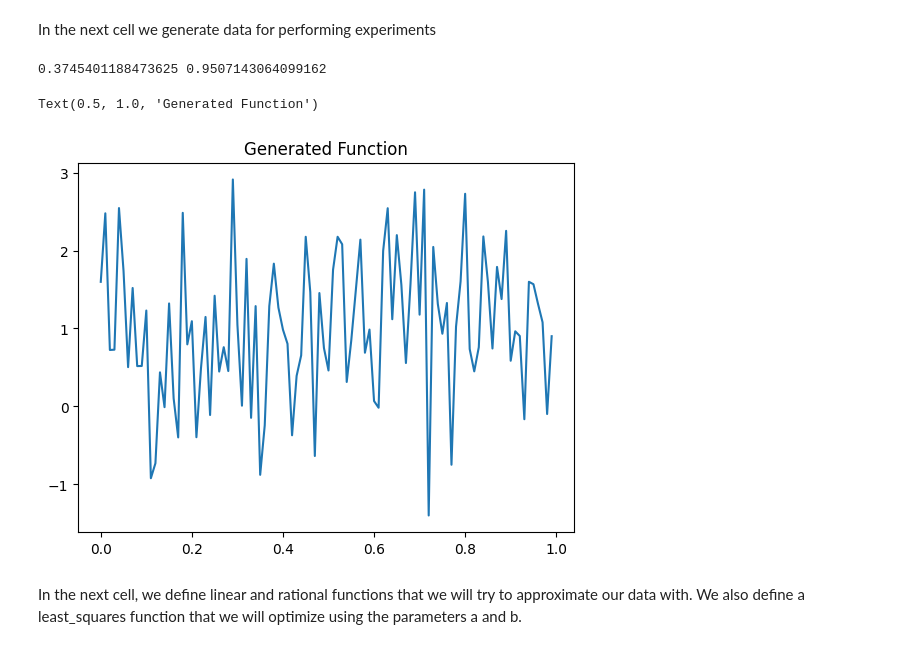
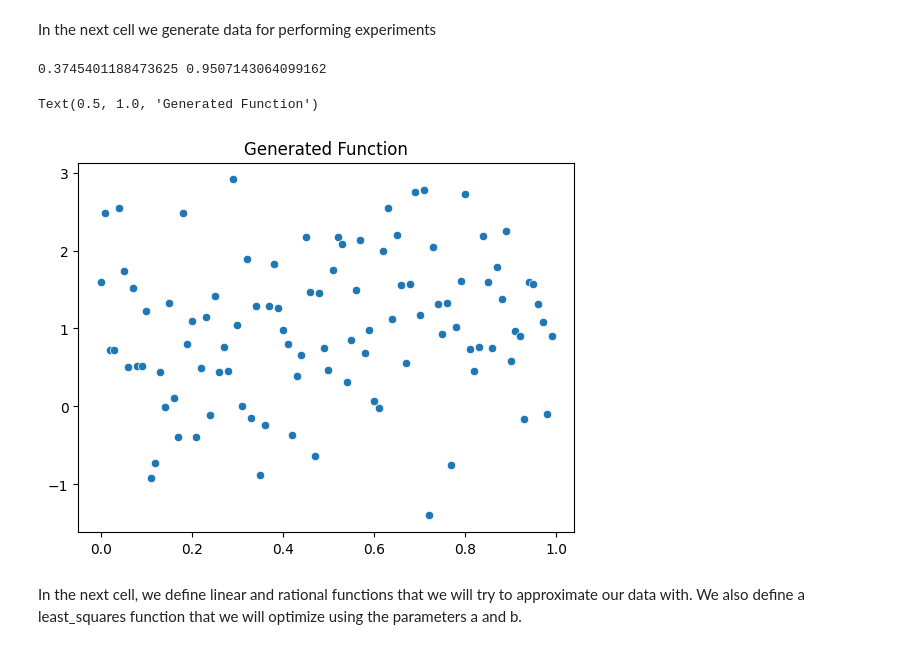
Before and after one commit to Swedist/study_itmo, a Jupyter notebook: algorithms/task_2.ipynb, the cells around one changed output. Drawn from its saved outputs; the diff is of its cells as text; code cells hidden in the pictures.

```diff
--- a/algorithms/task_2.ipynb
+++ b/algorithms/task_2.ipynb
@@ -241,20 +242,19 @@ In the next cell we generate data for performing experiments
 # %%
 # Generate alpha and beta
 alpha = np.random.uniform()
 beta = np.random.uniform()
 print(alpha, beta)
 
 # Generate linspace
 x = [k / 100 for k in range(100)]
 y = [alpha * x_k + beta + np.random.normal() for x_k in x]
 
-
-plt.plot(x, y)
+sns.scatterplot(x=x, y=y)
 plt.title('Generated Function')
 # %% [output]
 0.3745401188473625 0.9507143064099162
 Text(0.5, 1.0, 'Generated Function')
-[figure, old version]
+[figure, new version]
 # %% [markdown]
 In the next cell, we define linear and rational functions that we will try to approximate our data with. We also define a least_squares function that we will optimize using the parameters a and b.
 # %%
```
Also changed, not shown: parts of 7 cells of this notebook, 1 other file.
